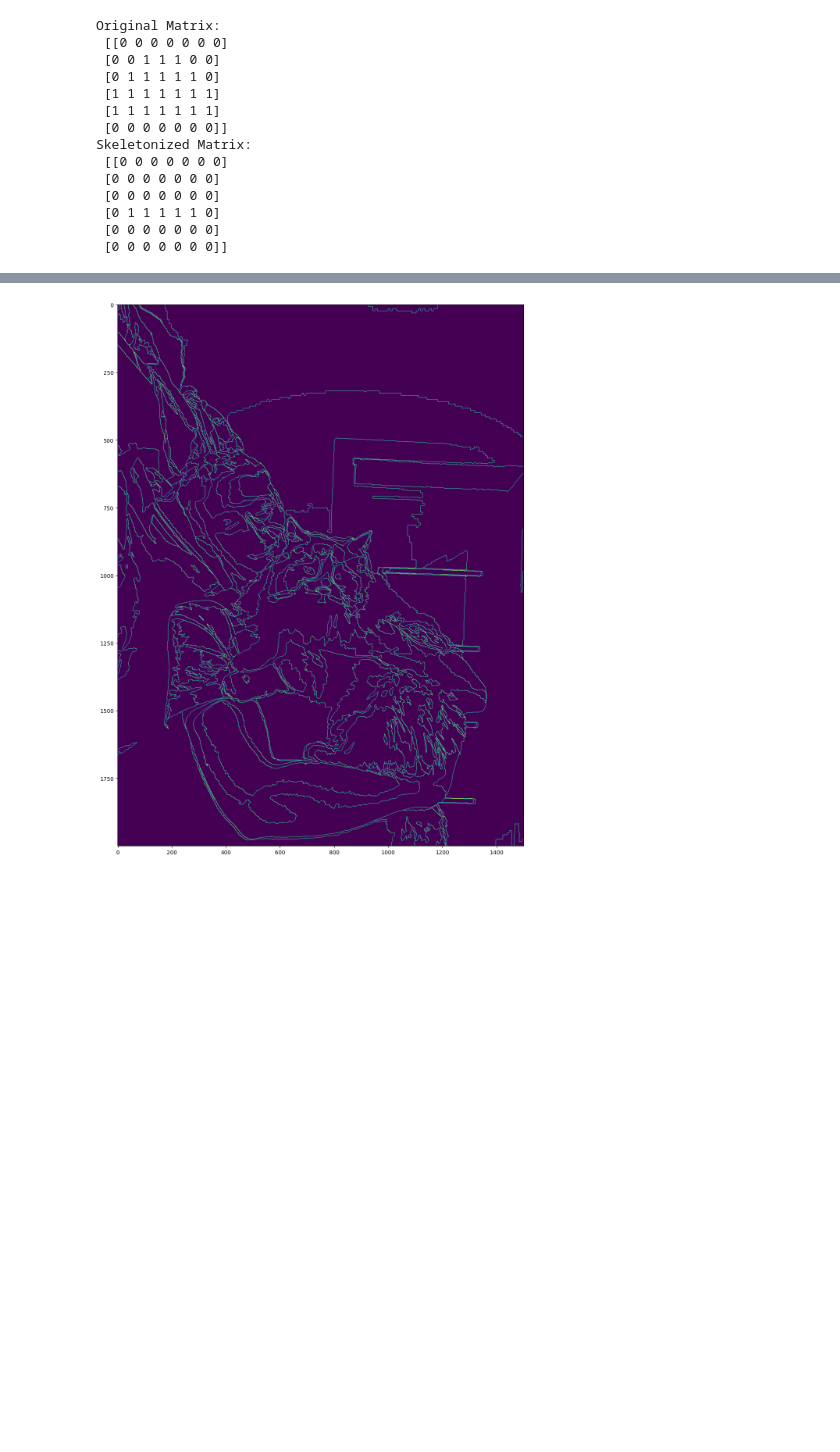
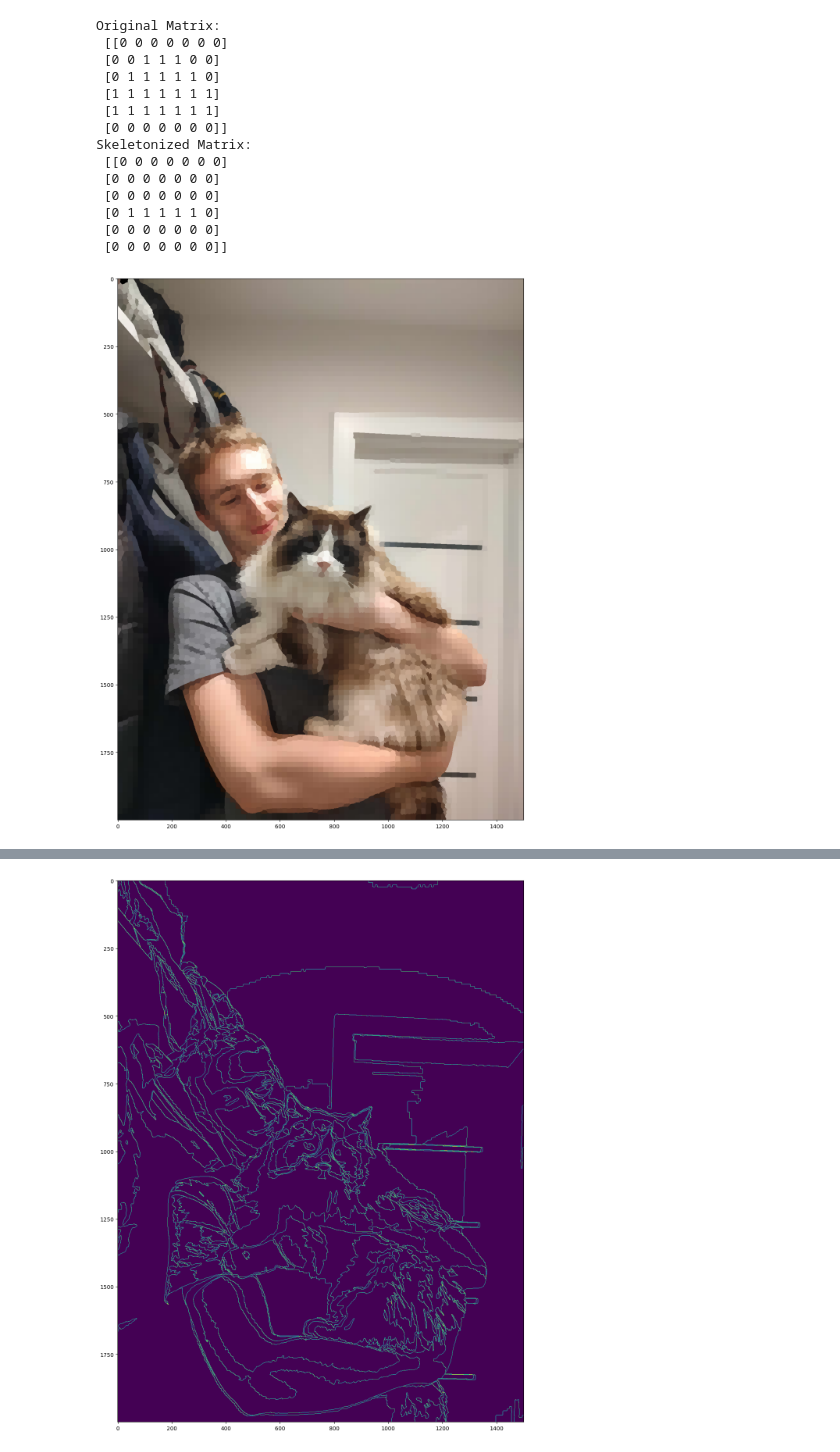
Before and after one commit to Group-Project-2024/We-Will-See, a Jupyter notebook: scripts/testing.ipynb, the cells around one changed output, grey strips where cells are left out. Saved outputs shown, nothing was run; the diff lists cells and outputs as text; code cells hidden in the pictures; blank space fills up the shorter version.

```diff
--- a/scripts/testing.ipynb
+++ b/scripts/testing.ipynb
@@ -110,3 +110,17 @@ for i in range(image_shape[0] - 1):
     for j in range(image_shape[1]):
         if not np.array_equal(result_image[i][j], result_image[i + 1][j]):
             borders[i][j] = 1
+# %%
+from skimage import segmentation, color
+import skimage
+
+img = skimage.io.imread("../images/jakub.jpg")
+
+labels1 = segmentation.slic(img, compactness=30, n_segments=10000, start_label=0)
+out1 = color.label2rgb(labels1, img, kind='avg', bg_label=1)
+
+plt.figure(figsize=(32, 18))
+plt.imshow(out1)
+plt.show()
+# %% [output]
+[figure, added]
```
Also changed, not shown: parts of 10 cells of this notebook.
